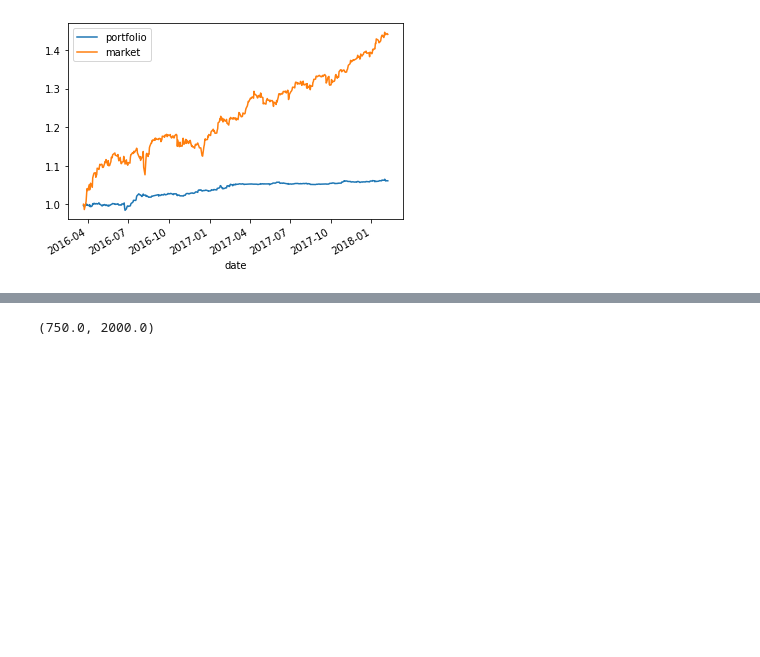
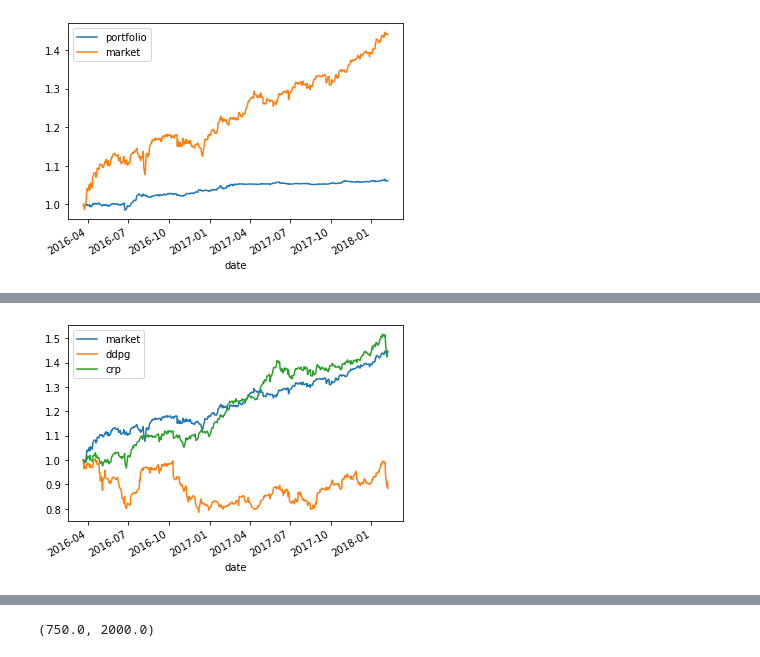
Before and after one commit to ChenYiYuIvan/rl_portfolio_management, a Jupyter notebook: testing.ipynb, the cells around one changed output, grey strips where cells are left out. Drawn from its saved outputs; the diff is of its cells as text; code cells hidden in the pictures; blank space fills up the shorter version.

Commit message:
organized code, added agents evaluator

```diff
--- a/testing.ipynb
+++ b/testing.ipynb
@@ -179,0 +137,98 @@ for a in aa:
+# %%
+from collections import defaultdict
+import pandas as pd
+import matplotlib.pyplot as plt
+import argparse
+import pandas as pd
+import matplotlib.pyplot as plt
+from src.environments.portfolio_end import PortfolioEnd
+from src.agents.ddpg_agent import DDPGAgent
+from src.agents.crp_agent import CRPAgent
+
+
+class AgentsEvaluator:
+
+    def __init__(self, env, agents_list):
+
+        self.env = env
+        self.agents_list = agents_list
+
+
+    def evaluate_all(self, market=True):
+
+        df = defaultdict(dict)
+
+        info_agents = []
+        for agent in self.agents_list: # for every agent
+            reward, info = agent.eval(self.env)
+            info_modified = []
+            for item in info: # for every timestep
+                if market:
+                    info_modified.append({'date': item['date'], 'market': item['s&p500'], agent.name: item['port_value_old']})
+                else:
+                    info_modified.append({'date': item['date'], agent.name: item['port_value_old']})
+            info_agents += info_modified
+
+        for item in info_agents:
+            df[item['date']].update(item)
+
+        df = list(df.values())
+        df = pd.DataFrame(df)
+
+        df['date'] = pd.to_datetime(df['date'], format='%Y-%m-%d')
+        df.set_index('date', inplace=True)
+        df.plot(rot=30)
+        plt.show()
+
+
+def main(params):
+
+    parser = argparse.ArgumentParser()
+    parser.add_argument('--seed', default=42, type=int, help='')
+    parser.add_argument('--save_model_path', type=str, default=None, help='path to save model')
+    parser.add_argument('--model_name', type=str, default=None, help='name of the model')
+
+    #parser.add_argument('--start_test', type=str, default="2013-03-22", help='starting date of training data')
+    #parser.add_argument('--end_test', type=str, default="2016-02-05", help='end date date of training data')
+
+    parser.add_argument('--start_test', type=str, default="2016-03-22", help='starting date of testing data')
+    parser.add_argument('--end_test', type=str, default="2018-02-07", help='end date of testing data')
+
+    parser.add_argument('--window_length', default=30, type=int, help='window length')
+    parser.add_argument('--stock_names', type=str, default=None, help='name of stocks in the market')
+    parser.add_argument('--trading_cost', default=0.002, type=float, help='trading cost')
+    parser.add_argument('--continuous', dest='continuous', default=False, action='store_true',
+                        help='True to include continuous market assumption, False otherwise')
+    parser.add_argument('--normalize', dest='normalize', default=False, action='store_true',
+                        help='True to normalize data, False otherwise')
+
+    parser.add_argument('--num_episodes', default=500, type=int, help='number of episodes to train for')
+    parser.add_argument('--eval_steps', default=20, type=int, help='how many episodes for every evaluation step')
+    parser.add_argument('--batch_size', default=64, type=int, help='minibatch size')
+    parser.add_argument('--tau', default=0.001, type=float, help='moving average for target network')
+    parser.add_argument('--gamma', default=0.99, type=float, help='')
+    parser.add_argument('--buffer_size', default=100000, type=int, help='buffer size')
+    parser.add_argument('--lr_actor', default=0.0001, type=float, help='actor learning rate')
+    parser.add_argument('--lr_critic', default=0.001, type=float, help='critic learning rate')
+
+    args = parser.parse_args(params)
+
+    env = PortfolioEnd(args.start_test, args.end_test, args.window_length, args.stock_names, args.trading_cost, args.continuous, args.normalize)
+
+    ddpg = DDPGAgent('ddpg', env, args)
+    ddpg.load_actor_model('./checkpoints_ddpg/ddpg_ep499.pth')
+
+    crp = CRPAgent('crp', env, args)
+
+
+    evaluator = AgentsEvaluator(env, [ddpg, crp])
+    evaluator.evaluate_all()
+
+
+if __name__ == '__main__':
+    params = [
+        '--save_model_path', './checkpoints_ddpg',
+        '--model_name', 'ddpg',
+    ]
+    main(params)
+# %% [output]
@@ -179,0 +237 @@ for a in aa:
+[figure, added]
```
Also changed, not shown: parts of 6 cells of this notebook, 12 other files.
